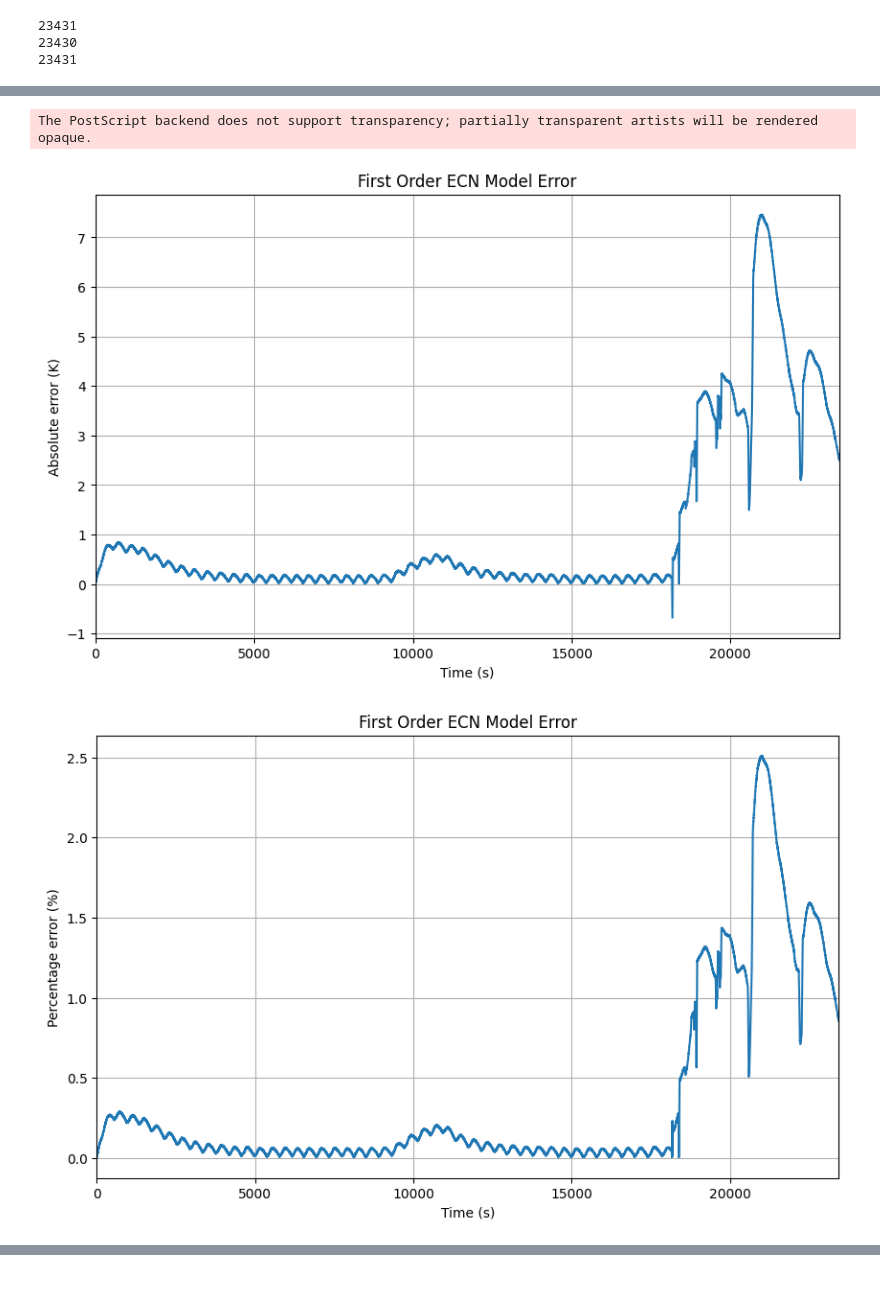
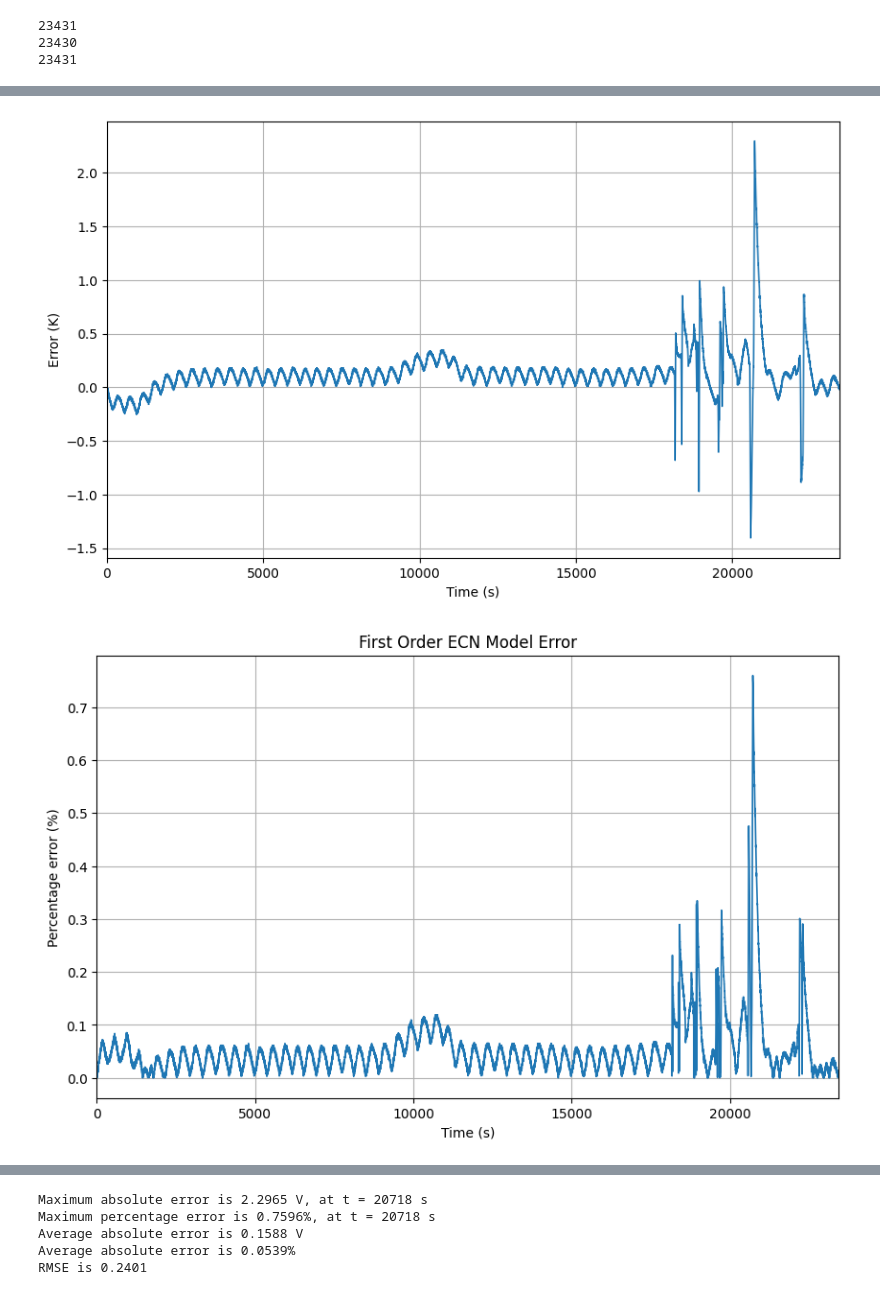
Before and after one commit to sunfanyi/modelling-of-lithium-ion-batteries, a Jupyter notebook: part_3.ipynb, the cells around one changed output, grey strips where cells are left out. Saved outputs shown, nothing was run; the diff lists cells and outputs as text; code cells hidden in the pictures.

Commit message:
plots

```diff
--- a/part_3.ipynb
+++ b/part_3.ipynb
@@ -492,8 +477,10 @@ I = -testing_data['Current (mA)'].values / 1000    # unit in A
 V_actual = testing_data['Voltage (V)'].values      # unit in V
 T = testing_data['Temperature'].values + 273.15      # unit in K
 
+h = 10
 V_pred, T_pred = first_order_ECN_temp(t, I, T[0], V_actual, ref_OCV, ref_SOC,
                     fit_R0_temp, fit_R1_temp, fit_C1_temp, T_change, h)
 
-V_pred, T_pred = first_order_ECN_temp(t, I, T[0], V_actual, ref_OCV, ref_SOC,
+h = 32
+V_pred_tunned, T_pred_tunned = first_order_ECN_temp(t, I, T[0], V_actual, ref_OCV, ref_SOC,
                     fit_R0_temp, fit_R1_temp, fit_C1_temp, T_change, h)
@@ -613,52 +583,51 @@ RMSE is 0.0158
 # %%
-error = T_pred - T
-error_abs = np.abs(T_pred - T)
-error_pct = np.abs((T_pred - T) / T)
+error = T_pred_tunned - T
+error_abs = np.abs(T_pred_tunned - T)
+error_pct = np.abs((T_pred_tunned - T) / T)
 
-_, ax = plt.subplots(figsize=(10, 6))
-ax.plot(t, error)
+fig, ax = plt.subplots(figsize=(10, 6))
+ax.plot(t, error, linewidth=1.2)
 ax.set_xlim([0, t[-1]])
 ax.set_xlabel('Time (s)')
-ax.set_ylabel('Absolute error (K)')
-ax.set_title('First Order ECN Model Error')
+ax.set_ylabel('Error (K)')
+# ax.set_title('First Order ECN Model Error')
 ax.grid()
 fig.savefig('part3_T_error.eps', format='eps')
 plt.show()
 
 _, ax = plt.subplots(figsize=(10, 6))
-ax.plot(t, error_pct*100)
+ax.plot(t, error_pct*100, linewidth=1.2)
 ax.set_xlim([0, t[-1]])
 ax.set_xlabel('Time (s)')
 ax.set_ylabel('Percentage error (%)')
 ax.set_title('First Order ECN Model Error')
 ax.grid()
 plt.show()
 
 
 max_err = np.max(error_abs)
 max_idx = np.argmax(error_abs)
 t_max_err = t[max_idx]
 
 print("Maximum absolute error is {:.4f} V, at t = {} s".format(max_err, t_max_err))
 
 max_err = np.max(error_pct)
 max_idx = np.argmax(error_pct)
 t_max_err = t[max_idx]
 
 print("Maximum percentage error is {:.4f}%, at t = {} s".format(max_err*100, t_max_err))
 
 avg_err = np.mean(error_abs)
 
 print("Average absolute error is {:.4f} V".format(avg_err))
 
 avg_err = np.mean(error_pct)
 
 print("Average absolute error is {:.4f}%".format(avg_err*100))
 
-rmse = mean_squared_error(T, T_pred, squared=False)
+rmse = mean_squared_error(T, T_pred_tunned, squared=False)
 
 print("RMSE is {:.4f}".format(rmse))
 # %% [output]
-The PostScript backend does not support transparency; partially transparent artists will be rendered opaque.
-[figure, old version]
+[figure, new version]
-[figure, old version]
+[figure, new version]
@@ -669,0 +634,5 @@ RMSE is 2.0393
+Maximum absolute error is 2.2965 V, at t = 20718 s
+Maximum percentage error is 0.7596%, at t = 20718 s
+Average absolute error is 0.1588 V
+Average absolute error is 0.0539%
+RMSE is 0.2401
```
Also changed, not shown: parts of 5 cells of this notebook.
